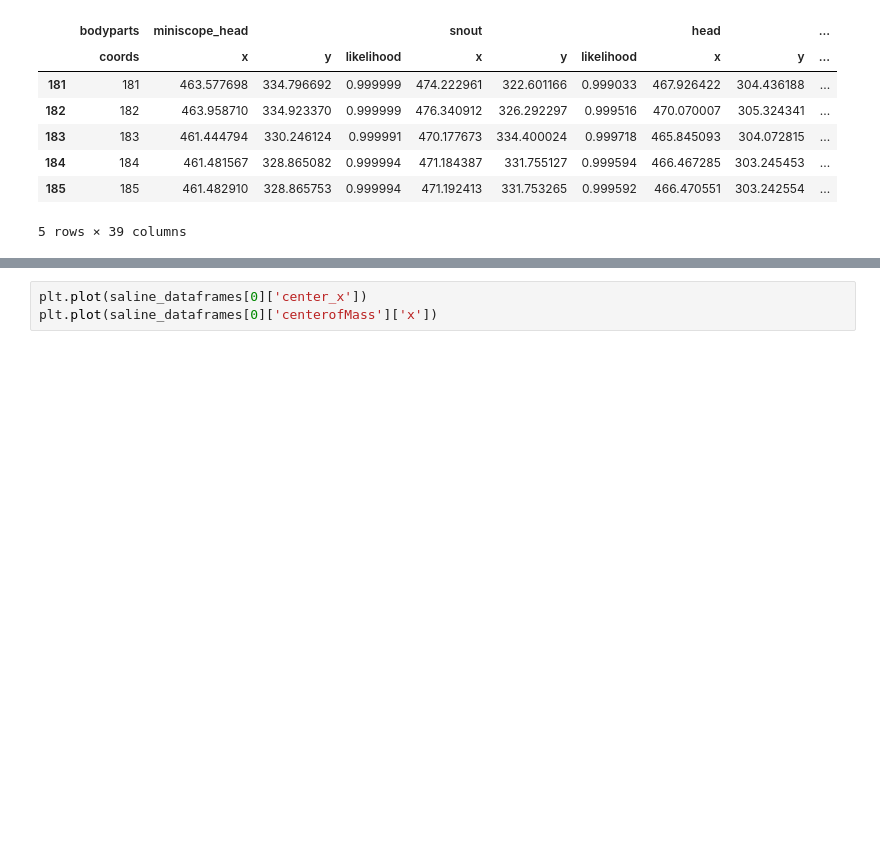
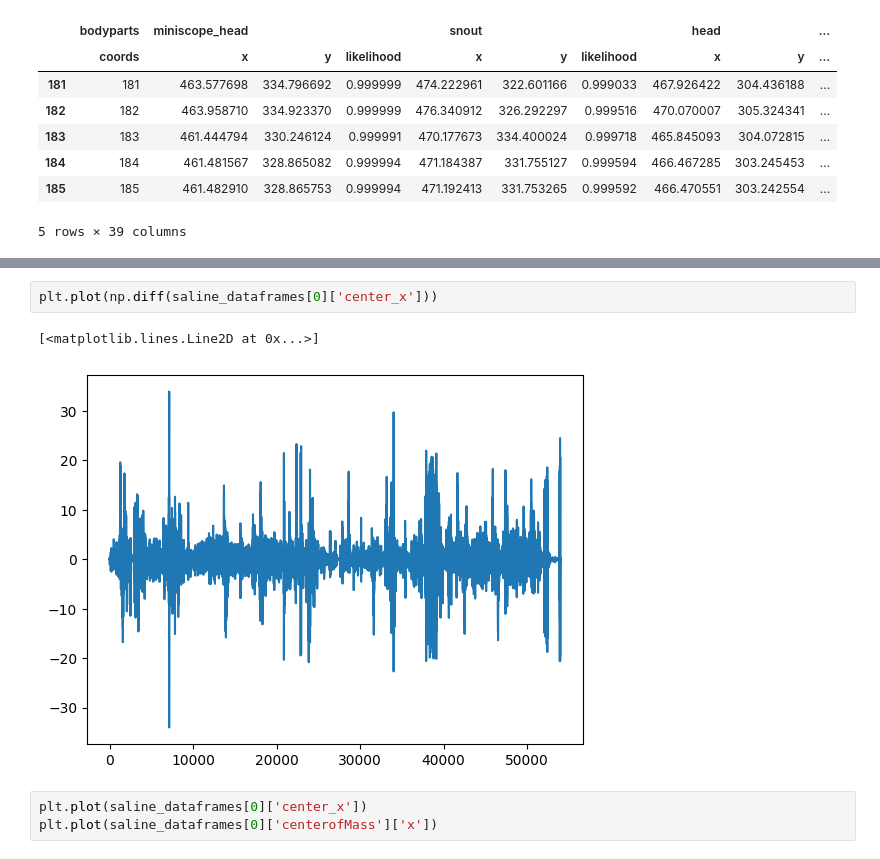
Before and after one commit to MagM00/nevian_lab, a Jupyter notebook: video_processing/DLC analysis.ipynb, the cells around one changed output, grey strips where cells are left out. Cells and saved outputs as stored; diff of their text form; blank space fills up the shorter version.

```diff
--- a/video_processing/DLC analysis.ipynb
+++ b/video_processing/DLC analysis.ipynb
@@ -103,3 +123,8 @@ saline_dataframes[0].head()
+# %%
+plt.plot(np.diff(saline_dataframes[0]['center_x']))
+# %% [output]
+[<matplotlib.lines.Line2D at 0x...>]
+[figure, added]
 # %%
 plt.plot(saline_dataframes[0]['center_x'])
 plt.plot(saline_dataframes[0]['centerofMass']['x'])
```
Also changed, not shown: parts of 13 cells of this notebook.
